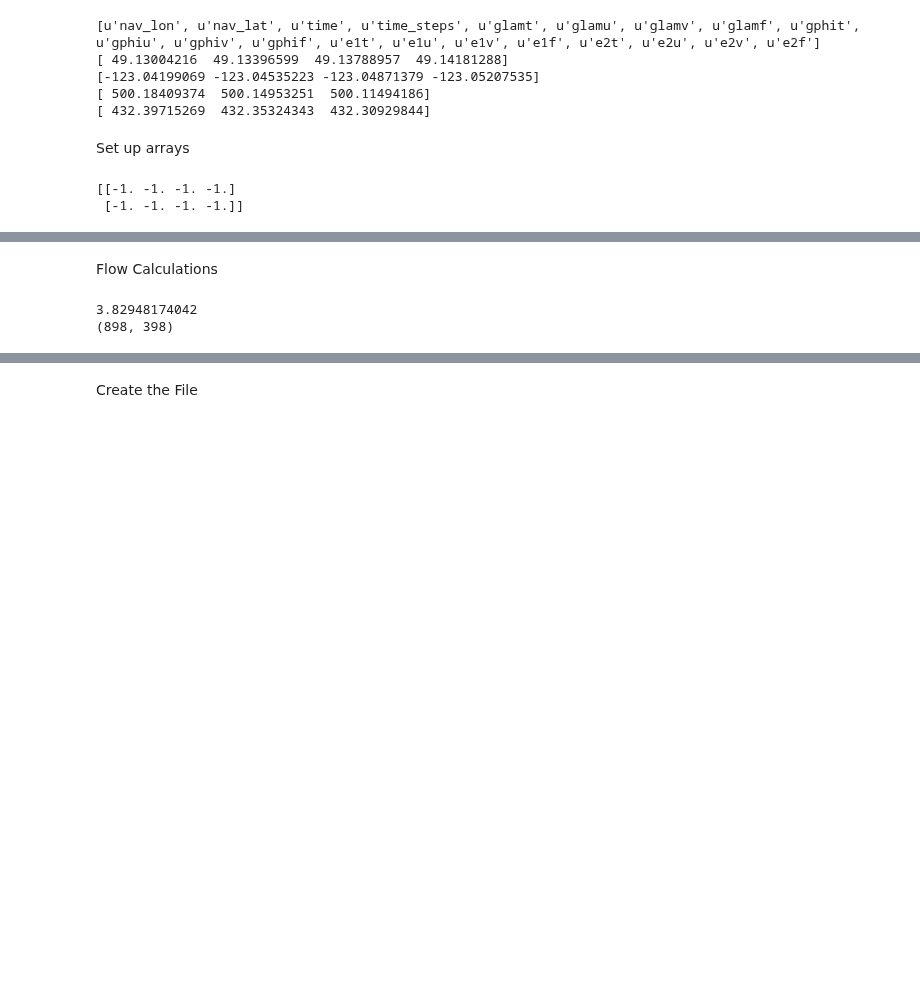
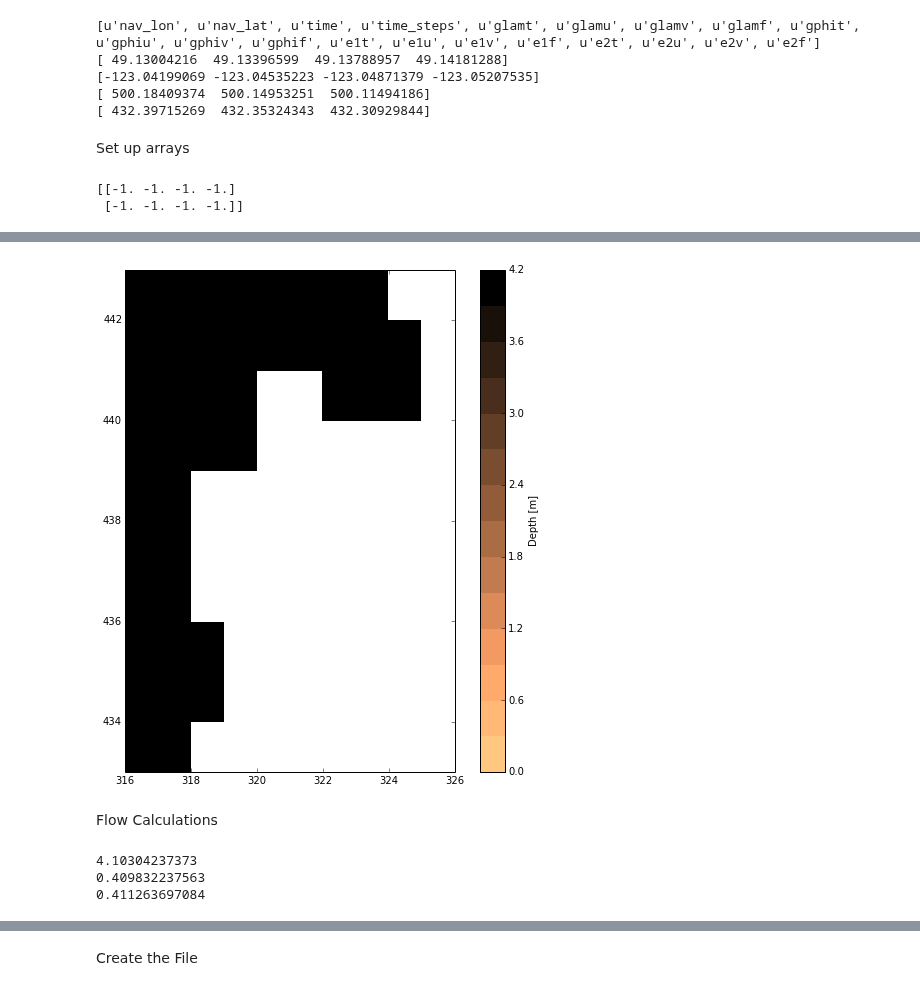
Before and after one commit to SalishSeaCast/tools, a Jupyter notebook: I_ForcingFiles/AddRivers.ipynb, the cells around one changed output, grey strips where cells are left out. Saved outputs shown, nothing was run; the diff lists cells and outputs as text; code cells hidden in the pictures; blank space fills up the shorter version.

```diff
--- a/I_ForcingFiles/AddRivers.ipynb
+++ b/I_ForcingFiles/AddRivers.ipynb
@@ -53,2 +83,9 @@ Plot the mouth of the South Arm
+# %%
+#fig = bathy_tools.plot_colourmesh_zoom(
+#    fB, (325,415), half_width=15)
+fig = bathy_tools.plot_colourmesh_zoom(
+    fB, (321,438), half_width=5)
+# %% [output]
+[figure, added]
 # %%
 #fig = bathy_tools.plot_colourmesh_zoom(
@@ -59,23 +93,22 @@ Plot the mouth of the South Arm
 # %% [markdown]
 Flow Calculations
-# %%
-# cells based on map are i=414,415,416 and j=334
-istart = 414
-di = 3
-jstart = 334
-dj = 1
-# Assumed river flow (m3/s): this is 70% of the Fraser yearly average flow from Morrison spreadsheet
-Flux = 2484.7
-# depth of influx
-depth_of_flux = 3.
-number_cells = di*dj
-area = number_cells*e1t[0,istart,jstart]*e2t[0,istart,jstart]
-w = Flux/area * 1000.
-print w
-runoff[istart:istart+di,jstart:jstart+dj] = w
-print run_depth.shape
-run_depth[istart:istart+di,jstart:jstart+dj] = depth_of_flux
-# %% [output]
-3.82948174042
-(898, 398)
+# %%
+# Main South Arm cells based on map are i=414,415,416 and j=334
+# Assumed river flow (m3/s): this is 75% of the Fraser yearly average flow from Morrison spreadsheet (in km3/yr)
+Flux = 111.94e9/365./86400.*0.75
+fill_runoff_array(Flux,istart=414,di=3,jstart=334,dj=1,depth_of_flux=3)
+
+# Southern South Arm (aka Canoe Pass, although that is not open), cells i= 411,412 j=324
+Flux = 111.94e9/365./86400.*0.05
+fill_runoff_array(Flux,istart=411,di=2,jstart=324,dj=1,depth_of_flux=3)
+
+# Main Arm, cells i=434,435, j=318
+Flux = 111.94e9/365./86400.*0.05
+fill_runoff_array(Flux,istart=434,di=2,jstart=318,dj=1,depth_of_flux=3)
+
+# North Arm
+# %% [output]
+4.10304237373
+0.409832237563
+0.411263697084
 # %% [markdown]
```
Also changed, not shown: parts of 29 cells of this notebook.
